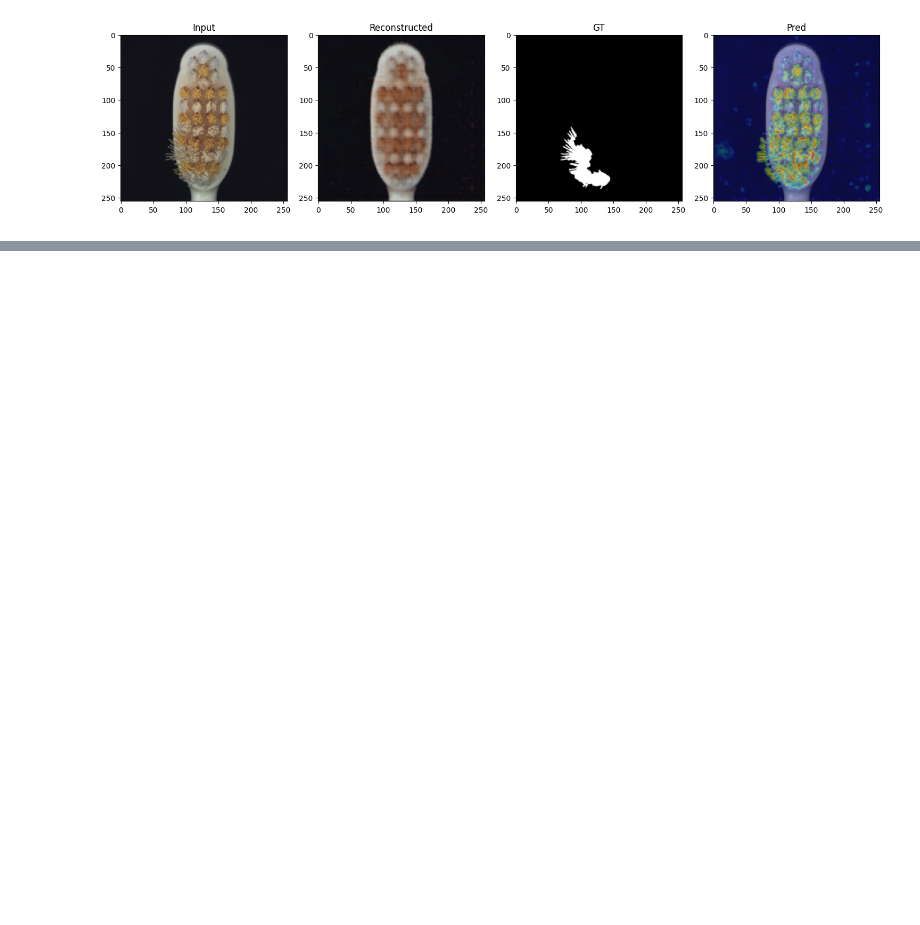
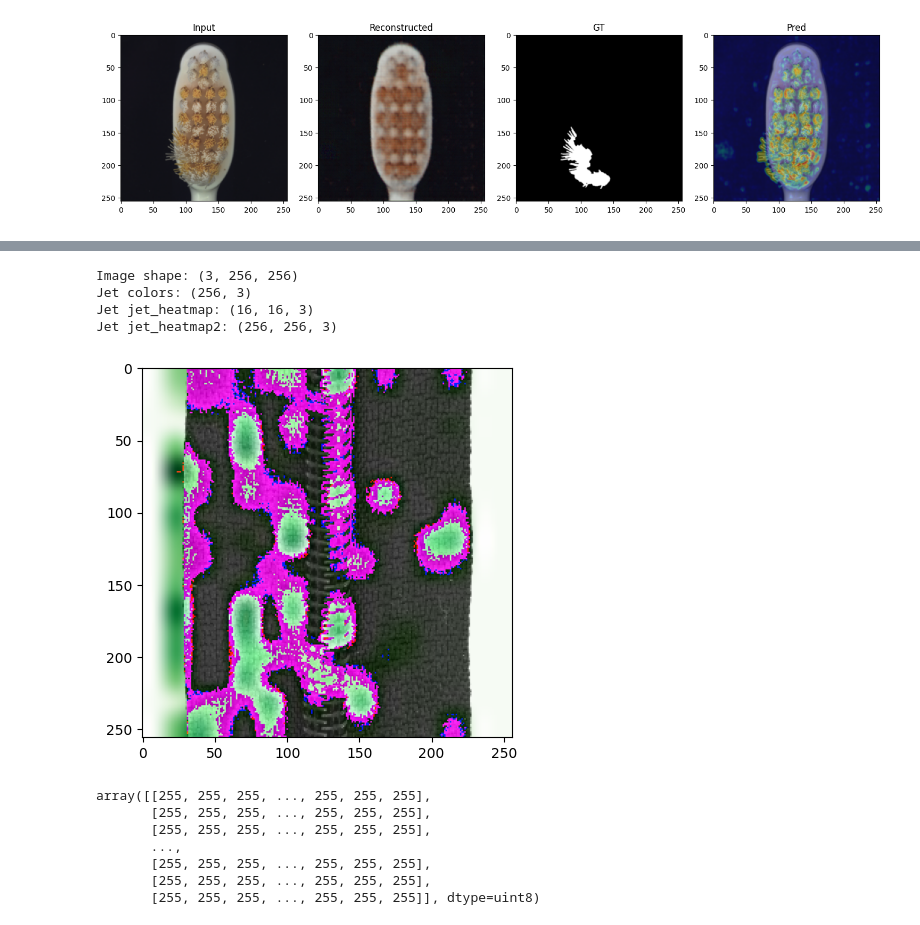
Before and after one commit to thiago-buarqque/projeto-2024.1, a Jupyter notebook: src/vit_training.ipynb, the cells around one changed output, grey strips where cells are left out. Cells and saved outputs as stored; diff of their text form; code cells hidden in the pictures; blank space fills up the shorter version.

```diff
--- a/src/vit_training.ipynb
+++ b/src/vit_training.ipynb
@@ -361,0 +511,3 @@ test(class_name, -1, model, test_loader, save_fig=False, plot=True)
+# %%
+model_depth = 32
+model_patch_size = 16
@@ -361,0 +537,4 @@ test(class_name, -1, model, test_loader, save_fig=False, plot=True)
+# %%
+model = Model(patch_size=model_patch_size, depth=model_depth, reconstruction=False, num_classes=2).cuda()
+model.load_state_dict(torch.load("../vit_models/classification/vit_zipper.pt"))
+model.eval()
@@ -361,0 +690,16 @@ test(class_name, -1, model, test_loader, save_fig=False, plot=True)
+# %%
+_train_loader, _test_loader = read_data('zipper')
+# %%
+# image1 = dataset_root_path + "/zipper/test/broken_teeth/001.png"
+# # Load images
+# img = Image.open(PATH1)
+# img_orig = Image.open(IMG1)
+
+# model.vit.transformer.layers[-1][0]
+
+image, mask, has_anomaly, _ =_test_loader.dataset.__getitem__(2)
+
+# Generate heatmap, class, and probabilities
+heatmap1, class_1, probs1 = generate_heatmap(model, image.cuda())
+
+heatmap1.shape, class_1, probs1
@@ -361,0 +715,17 @@ test(class_name, -1, model, test_loader, save_fig=False, plot=True)
+# %%
+save_and_display_gradcam(image, heatmap1)
+# image = image.cpu().numpy()
+# mask = mask.cpu().numpy()
+# %% [output]
+Image shape: (3, 256, 256)
+Jet colors: (256, 3)
+Jet jet_heatmap: (16, 16, 3)
+Jet jet_heatmap2: (256, 256, 3)
+[figure, added]
+array([[255, 255, 255, ..., 255, 255, 255],
+       [255, 255, 255, ..., 255, 255, 255],
+       [255, 255, 255, ..., 255, 255, 255],
+       ...,
+       [255, 255, 255, ..., 255, 255, 255],
+       [255, 255, 255, ..., 255, 255, 255],
+       [255, 255, 255, ..., 255, 255, 255]], dtype=uint8)
```
Also changed, not shown: parts of 22 cells of this notebook, 3 other files.
